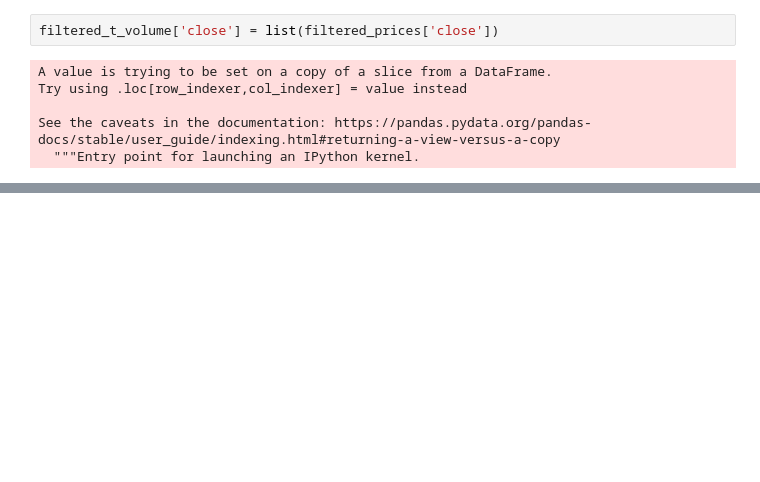
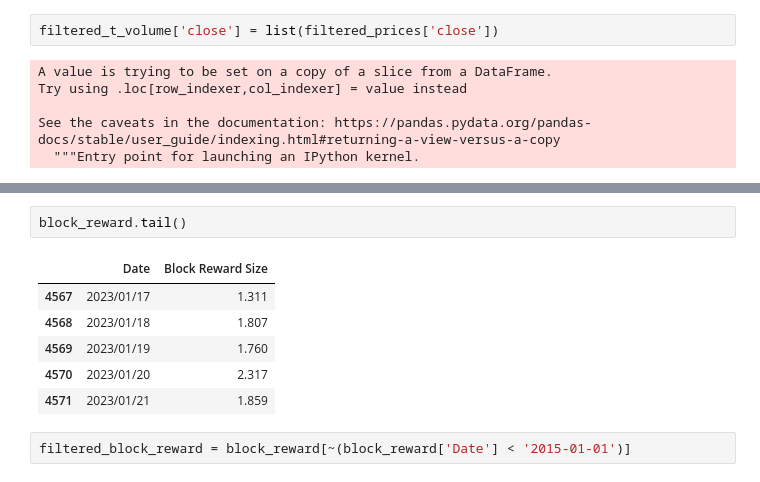
Before and after one commit to Ammar-Raneez/BitForecast, a Jupyter notebook: ml/notebooks/preprocessing/create_dataset.ipynb, the cells around one changed output, grey strips where cells are left out. Drawn from its saved outputs; the diff is of its cells as text; blank space fills up the shorter version.

```diff
--- a/ml/notebooks/preprocessing/create_dataset.ipynb
+++ b/ml/notebooks/preprocessing/create_dataset.ipynb
@@ -171,0 +214,11 @@ As there is not high correlation, twitter volume can be considered. (Usually, fe
+# %%
+block_reward.tail()
+# %% [output]
+|  | Date | Block Reward Size |
+| 4567 | 2023/01/17 | 1.311 |
+| 4568 | 2023/01/18 | 1.807 |
+| 4569 | 2023/01/19 | 1.760 |
+| 4570 | 2023/01/20 | 2.317 |
+| 4571 | 2023/01/21 | 1.859 |
+# %%
+filtered_block_reward = block_reward[~(block_reward['Date'] < '2015-01-01')]
```
Also changed, not shown: parts of 18 cells of this notebook.
